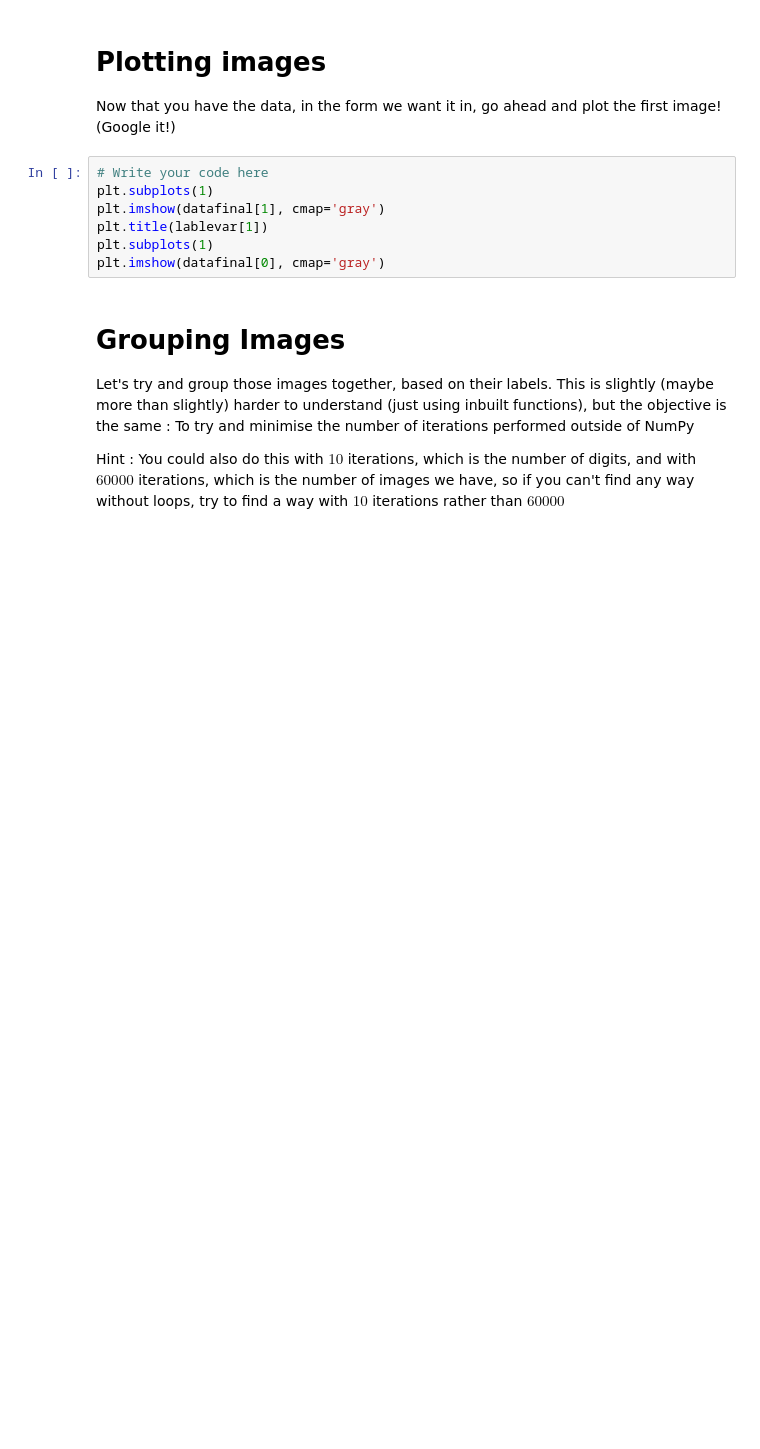
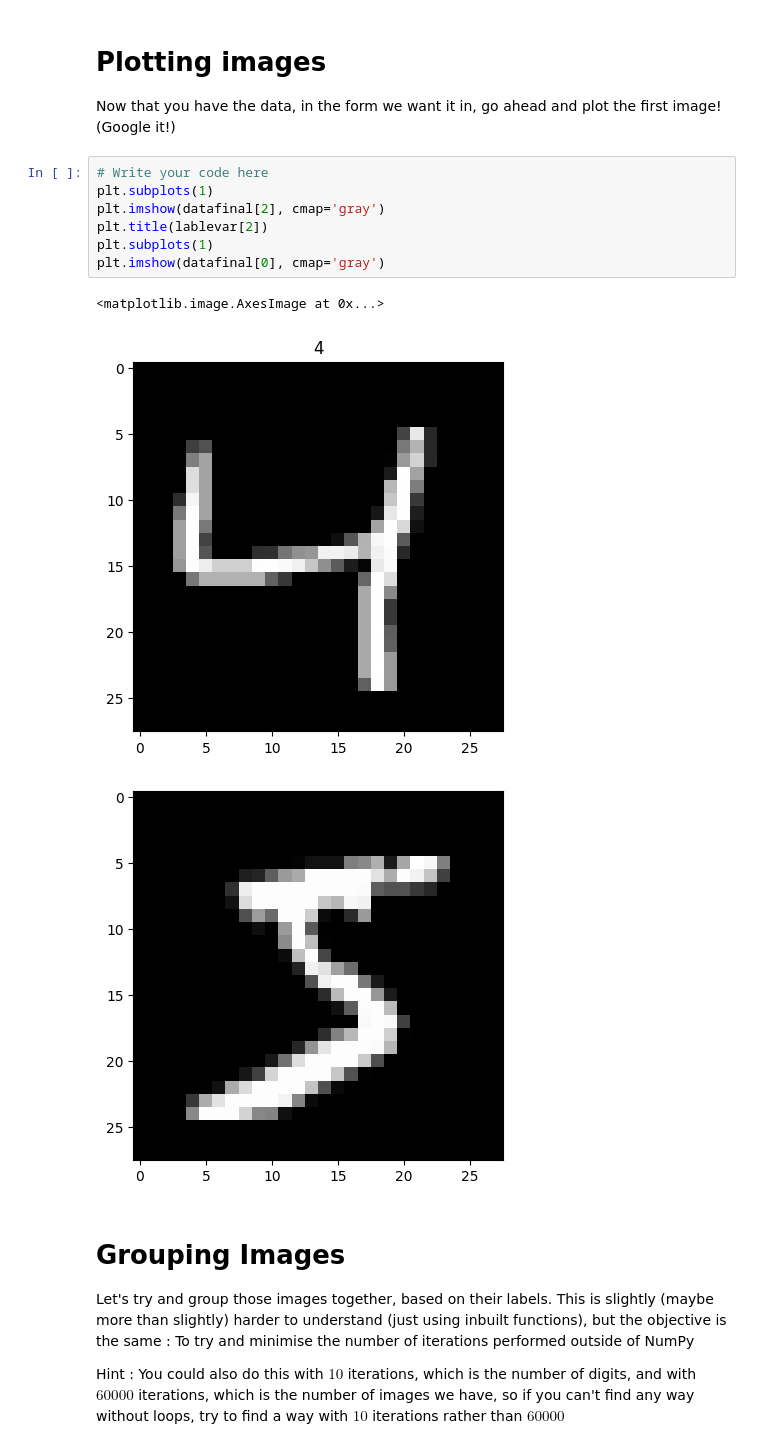
Before and after one commit to Saimapath/saimapatharwat_22B1244, a Jupyter notebook: Week0.ipynb, the cells around one changed output. Saved outputs shown, nothing was run; the diff lists cells and outputs as text; blank space fills up the shorter version.

```diff
--- a/Week0.ipynb
+++ b/Week0.ipynb
@@ -229,10 +246,14 @@ Now that you have the data, in the form we want it in, go ahead and plot the fir
 # %%
 # Write your code here
 plt.subplots(1)
-plt.imshow(datafinal[1], cmap='gray')
-plt.title(lablevar[1])
+plt.imshow(datafinal[2], cmap='gray')
+plt.title(lablevar[2])
 plt.subplots(1)
 plt.imshow(datafinal[0], cmap='gray')
+# %% [output]
+<matplotlib.image.AxesImage at 0x...>
+[figure, added]
+[figure, added]
 # %% [markdown]
 # **Grouping Images**
 
```
Also changed, not shown: parts of 6 cells of this notebook.
